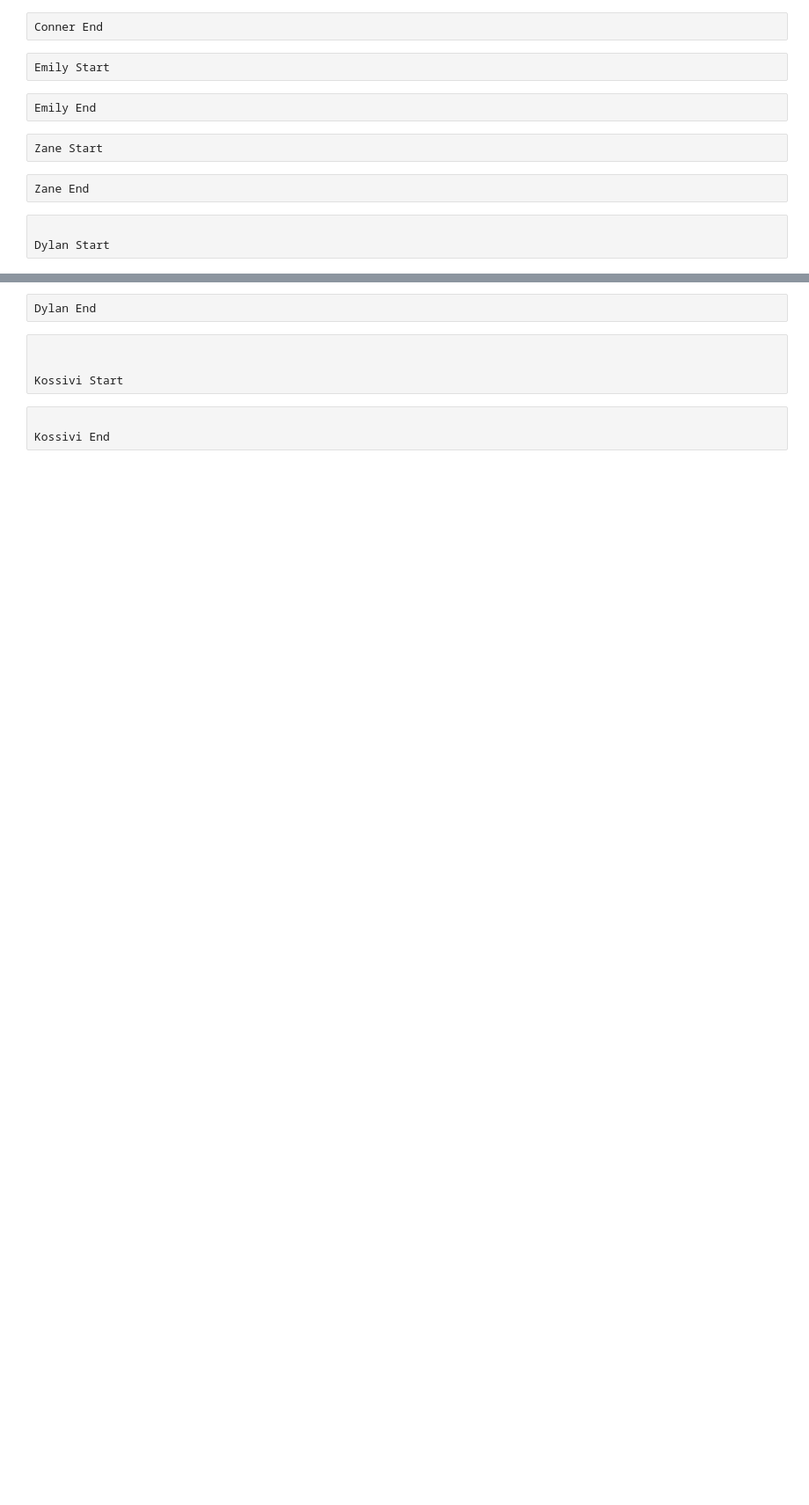
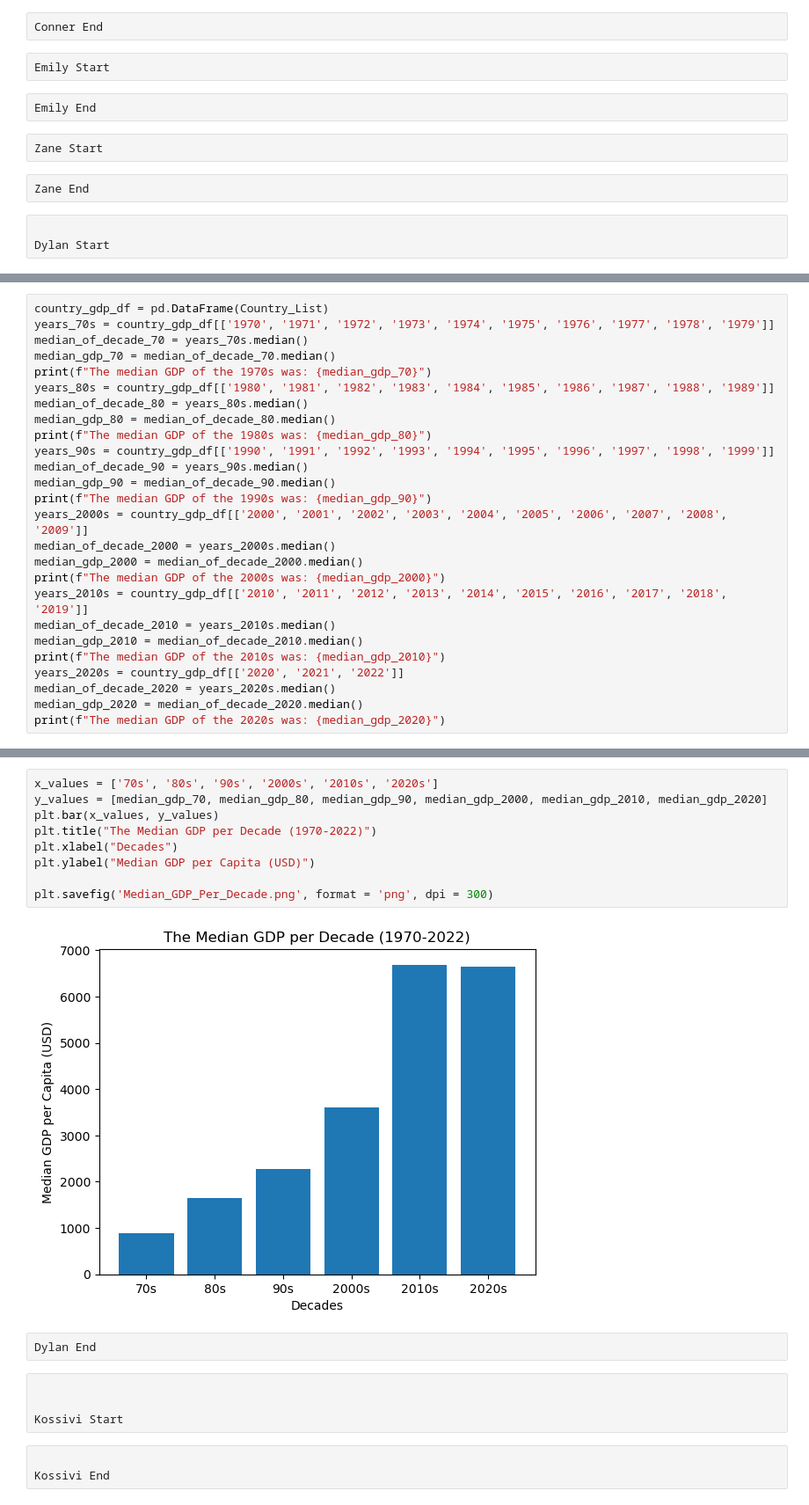
Before and after one commit to connerdekok/Country_GDP, a Jupyter notebook: Country_GDP.ipynb, the cells around one changed output, grey strips where cells are left out. Shown at 88% size. Drawn from its saved outputs; the diff is of its cells as text; blank space fills up the shorter version.

```diff
--- a/Country_GDP.ipynb
+++ b/Country_GDP.ipynb
@@ -87,0 +277,26 @@ Dylan Start
+# %%
+country_gdp_df = pd.DataFrame(Country_List)
+years_70s = country_gdp_df[['1970', '1971', '1972', '1973', '1974', '1975', '1976', '1977', '1978', '1979']]
+median_of_decade_70 = years_70s.median()
+median_gdp_70 = median_of_decade_70.median()
+print(f"The median GDP of the 1970s was: {median_gdp_70}")
+years_80s = country_gdp_df[['1980', '1981', '1982', '1983', '1984', '1985', '1986', '1987', '1988', '1989']]
+median_of_decade_80 = years_80s.median()
+median_gdp_80 = median_of_decade_80.median()
+print(f"The median GDP of the 1980s was: {median_gdp_80}")
+years_90s = country_gdp_df[['1990', '1991', '1992', '1993', '1994', '1995', '1996', '1997', '1998', '1999']]
+median_of_decade_90 = years_90s.median()
+median_gdp_90 = median_of_decade_90.median()
+print(f"The median GDP of the 1990s was: {median_gdp_90}")
+years_2000s = country_gdp_df[['2000', '2001', '2002', '2003', '2004', '2005', '2006', '2007', '2008', '2009']]
+median_of_decade_2000 = years_2000s.median()
+median_gdp_2000 = median_of_decade_2000.median()
+print(f"The median GDP of the 2000s was: {median_gdp_2000}")
+years_2010s = country_gdp_df[['2010', '2011', '2012', '2013', '2014', '2015', '2016', '2017', '2018', '2019']]
+median_of_decade_2010 = years_2010s.median()
+median_gdp_2010 = median_of_decade_2010.median()
+print(f"The median GDP of the 2010s was: {median_gdp_2010}")
+years_2020s = country_gdp_df[['2020', '2021', '2022']]
+median_of_decade_2020 = years_2020s.median()
+median_gdp_2020 = median_of_decade_2020.median()
+print(f"The median GDP of the 2020s was: {median_gdp_2020}")
@@ -88,3 +310,14 @@ Dylan Start
+# %%
+x_values = ['70s', '80s', '90s', '2000s', '2010s', '2020s']
+y_values = [median_gdp_70, median_gdp_80, median_gdp_90, median_gdp_2000, median_gdp_2010, median_gdp_2020]
+plt.bar(x_values, y_values)
+plt.title("The Median GDP per Decade (1970-2022)")
+plt.xlabel("Decades")
+plt.ylabel("Median GDP per Capita (USD)")
+
+plt.savefig('Median_GDP_Per_Decade.png', format = 'png', dpi = 300)
+# %% [output]
+[figure, added]
 # %%
 Dylan End
 # %%
```
Also changed, not shown: parts of 13 cells of this notebook.
